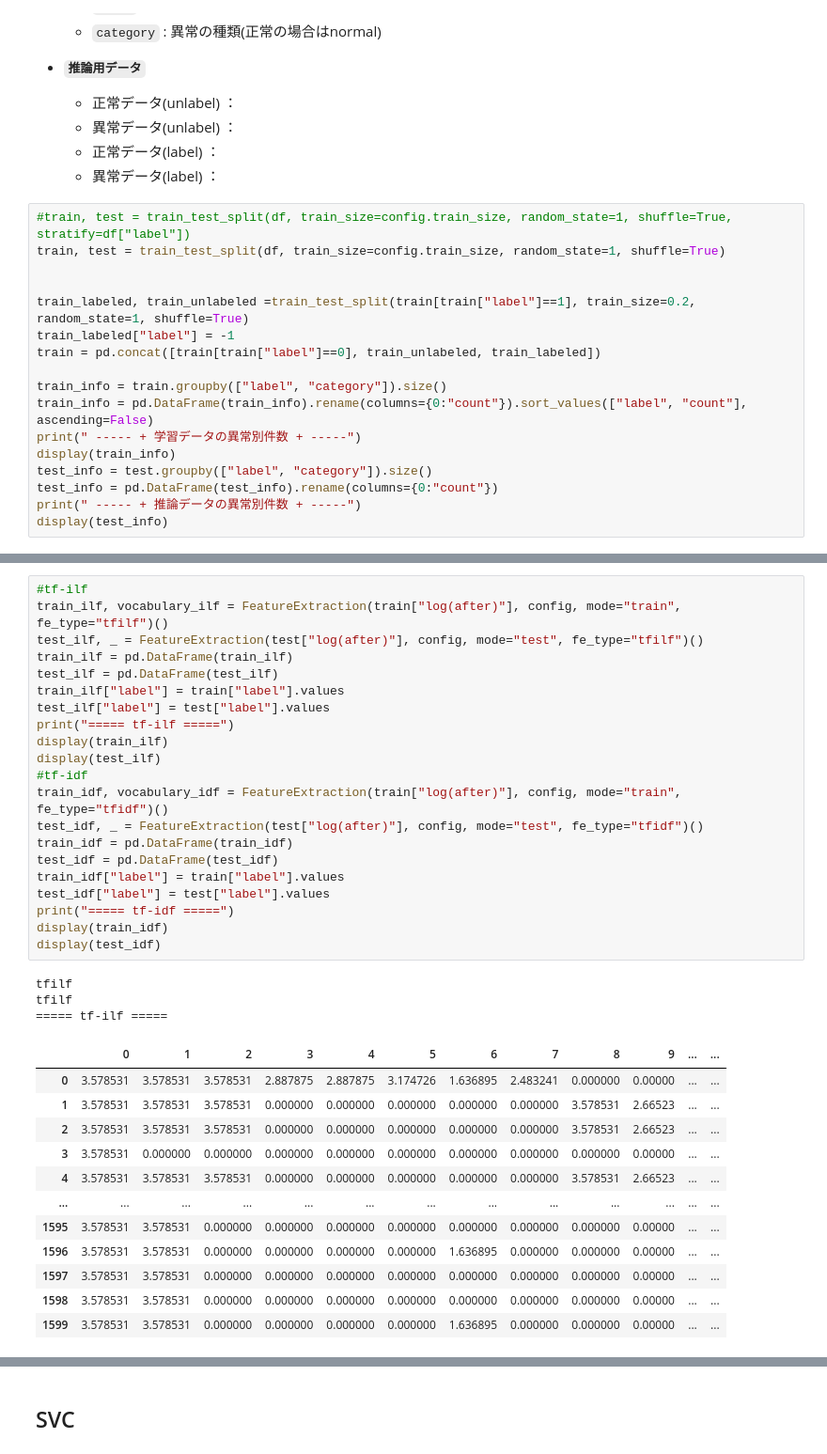
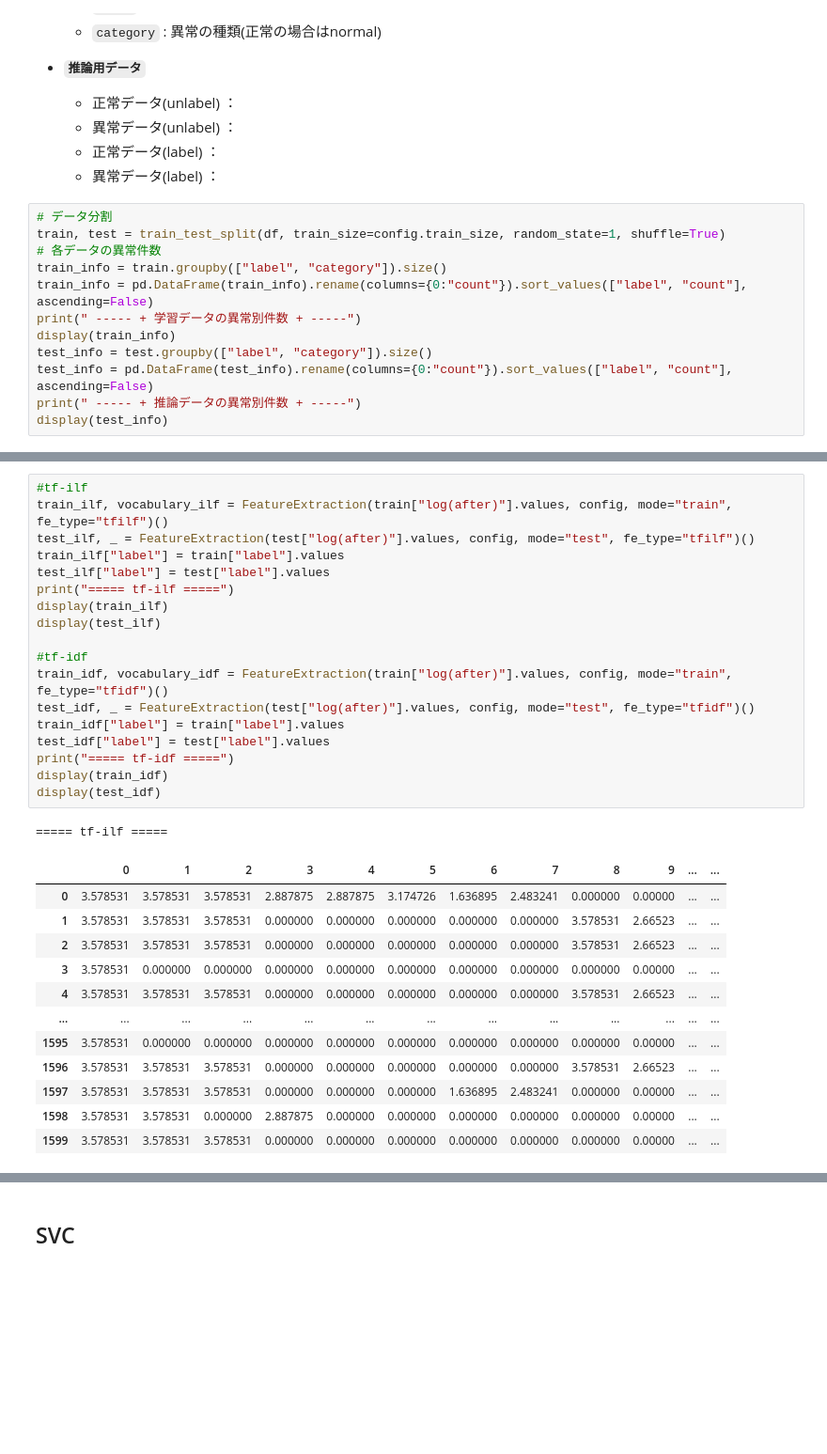
Before and after one commit to tkn34/Log-Analysis, a Jupyter notebook: exec.ipynb, the cells around one changed output, grey strips where cells are left out. Shown at 94% size. Drawn from its saved outputs; the diff is of its cells as text; blank space fills up the shorter version.

```diff
--- a/exec.ipynb
+++ b/exec.ipynb
@@ -116,20 +130,15 @@ display(pd.DataFrame(df["category"].value_counts()))
     * 正常データ(label) ：
     * 異常データ(label) ：
 # %%
-#train, test = train_test_split(df, train_size=config.train_size, random_state=1, shuffle=True, stratify=df["label"])
+# データ分割
 train, test = train_test_split(df, train_size=config.train_size, random_state=1, shuffle=True)
-
-
-train_labeled, train_unlabeled =train_test_split(train[train["label"]==1], train_size=0.2, random_state=1, shuffle=True)
-train_labeled["label"] = -1
-train = pd.concat([train[train["label"]==0], train_unlabeled, train_labeled])
-
+# 各データの異常件数
 train_info = train.groupby(["label", "category"]).size()
 train_info = pd.DataFrame(train_info).rename(columns={0:"count"}).sort_values(["label", "count"], ascending=False)
 print(" ----- + 学習データの異常別件数 + -----")
 display(train_info)
 test_info = test.groupby(["label", "category"]).size()
-test_info = pd.DataFrame(test_info).rename(columns={0:"count"})
+test_info = pd.DataFrame(test_info).rename(columns={0:"count"}).sort_values(["label", "count"], ascending=False)
 print(" ----- + 推論データの異常別件数 + -----")
 display(test_info)
 # %% [output]
@@ -198,41 +206,36 @@ display(test)
 400 rows × 4 columns
 # %%
 #tf-ilf
-train_ilf, vocabulary_ilf = FeatureExtraction(train["log(after)"], config, mode="train", fe_type="tfilf")()
-test_ilf, _ = FeatureExtraction(test["log(after)"], config, mode="test", fe_type="tfilf")()
-train_ilf = pd.DataFrame(train_ilf)
-test_ilf = pd.DataFrame(test_ilf)
+train_ilf, vocabulary_ilf = FeatureExtraction(train["log(after)"].values, config, mode="train", fe_type="tfilf")()
+test_ilf, _ = FeatureExtraction(test["log(after)"].values, config, mode="test", fe_type="tfilf")()
 train_ilf["label"] = train["label"].values
 test_ilf["label"] = test["label"].values
 print("===== tf-ilf =====")
 display(train_ilf)
 display(test_ilf)
+
 #tf-idf
-train_idf, vocabulary_idf = FeatureExtraction(train["log(after)"], config, mode="train", fe_type="tfidf")()
-test_idf, _ = FeatureExtraction(test["log(after)"], config, mode="test", fe_type="tfidf")()
-train_idf = pd.DataFrame(train_idf)
-test_idf = pd.DataFrame(test_idf)
+train_idf, vocabulary_idf = FeatureExtraction(train["log(after)"].values, config, mode="train", fe_type="tfidf")()
+test_idf, _ = FeatureExtraction(test["log(after)"].values, config, mode="test", fe_type="tfidf")()
 train_idf["label"] = train["label"].values
 test_idf["label"] = test["label"].values
 print("===== tf-idf =====")
 display(train_idf)
 display(test_idf)
 # %% [output]
-tfilf
-tfilf
 ===== tf-ilf =====
 |  | 0 | 1 | 2 | 3 | 4 | 5 | 6 | 7 | 8 | 9 | ... | ... |
 | 0 | 3.578531 | 3.578531 | 3.578531 | 2.887875 | 2.887875 | 3.174726 | 1.636895 | 2.483241 | 0.000000 | 0.00000 | ... | ... |
 | 1 | 3.578531 | 3.578531 | 3.578531 | 0.000000 | 0.000000 | 0.000000 | 0.000000 | 0.000000 | 3.578531 | 2.66523 | ... | ... |
 | 2 | 3.578531 | 3.578531 | 3.578531 | 0.000000 | 0.000000 | 0.000000 | 0.000000 | 0.000000 | 3.578531 | 2.66523 | ... | ... |
 | 3 | 3.578531 | 0.000000 | 0.000000 | 0.000000 | 0.000000 | 0.000000 | 0.000000 | 0.000000 | 0.000000 | 0.00000 | ... | ... |
 | 4 | 3.578531 | 3.578531 | 3.578531 | 0.000000 | 0.000000 | 0.000000 | 0.000000 | 0.000000 | 3.578531 | 2.66523 | ... | ... |
 | ... | ... | ... | ... | ... | ... | ... | ... | ... | ... | ... | ... | ... |
-| 1595 | 3.578531 | 3.578531 | 0.000000 | 0.000000 | 0.000000 | 0.000000 | 0.000000 | 0.000000 | 0.000000 | 0.00000 | ... | ... |
-| 1596 | 3.578531 | 3.578531 | 0.000000 | 0.000000 | 0.000000 | 0.000000 | 1.636895 | 0.000000 | 0.000000 | 0.00000 | ... | ... |
-| 1597 | 3.578531 | 3.578531 | 0.000000 | 0.000000 | 0.000000 | 0.000000 | 0.000000 | 0.000000 | 0.000000 | 0.00000 | ... | ... |
-| 1598 | 3.578531 | 3.578531 | 0.000000 | 0.000000 | 0.000000 | 0.000000 | 0.000000 | 0.000000 | 0.000000 | 0.00000 | ... | ... |
-| 1599 | 3.578531 | 3.578531 | 0.000000 | 0.000000 | 0.000000 | 0.000000 | 1.636895 | 0.000000 | 0.000000 | 0.00000 | ... | ... |
+| 1595 | 3.578531 | 0.000000 | 0.000000 | 0.000000 | 0.000000 | 0.000000 | 0.000000 | 0.000000 | 0.000000 | 0.00000 | ... | ... |
+| 1596 | 3.578531 | 3.578531 | 3.578531 | 0.000000 | 0.000000 | 0.000000 | 0.000000 | 0.000000 | 3.578531 | 2.66523 | ... | ... |
+| 1597 | 3.578531 | 3.578531 | 3.578531 | 0.000000 | 0.000000 | 0.000000 | 1.636895 | 2.483241 | 0.000000 | 0.00000 | ... | ... |
+| 1598 | 3.578531 | 3.578531 | 0.000000 | 2.887875 | 0.000000 | 0.000000 | 0.000000 | 0.000000 | 0.000000 | 0.00000 | ... | ... |
+| 1599 | 3.578531 | 3.578531 | 3.578531 | 0.000000 | 0.000000 | 0.000000 | 0.000000 | 0.000000 | 0.000000 | 0.00000 | ... | ... |
 1600 rows × 442 columns
 |  | 0 | 1 | 2 | 3 | 4 | 5 | 6 | 7 | 8 | 9 | ... | ... |
 | 0 | 3.550361 | 3.550361 | 3.550361 | 0.0 | 0.0 | 0.0 | 0.0 | 0.0 | 3.550361 | 2.637059 | ... | ... |
```
Also changed, not shown: parts of 50 cells of this notebook, 16 other files.
